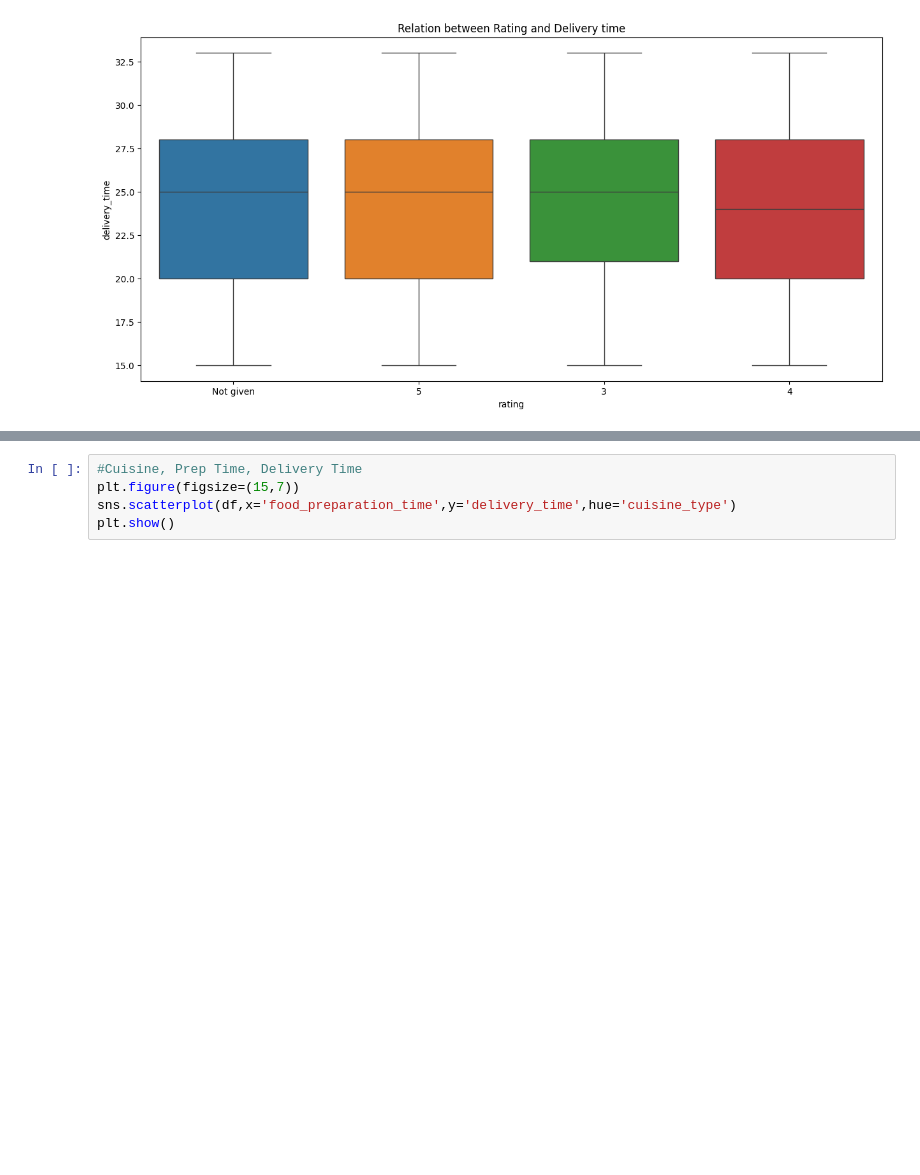
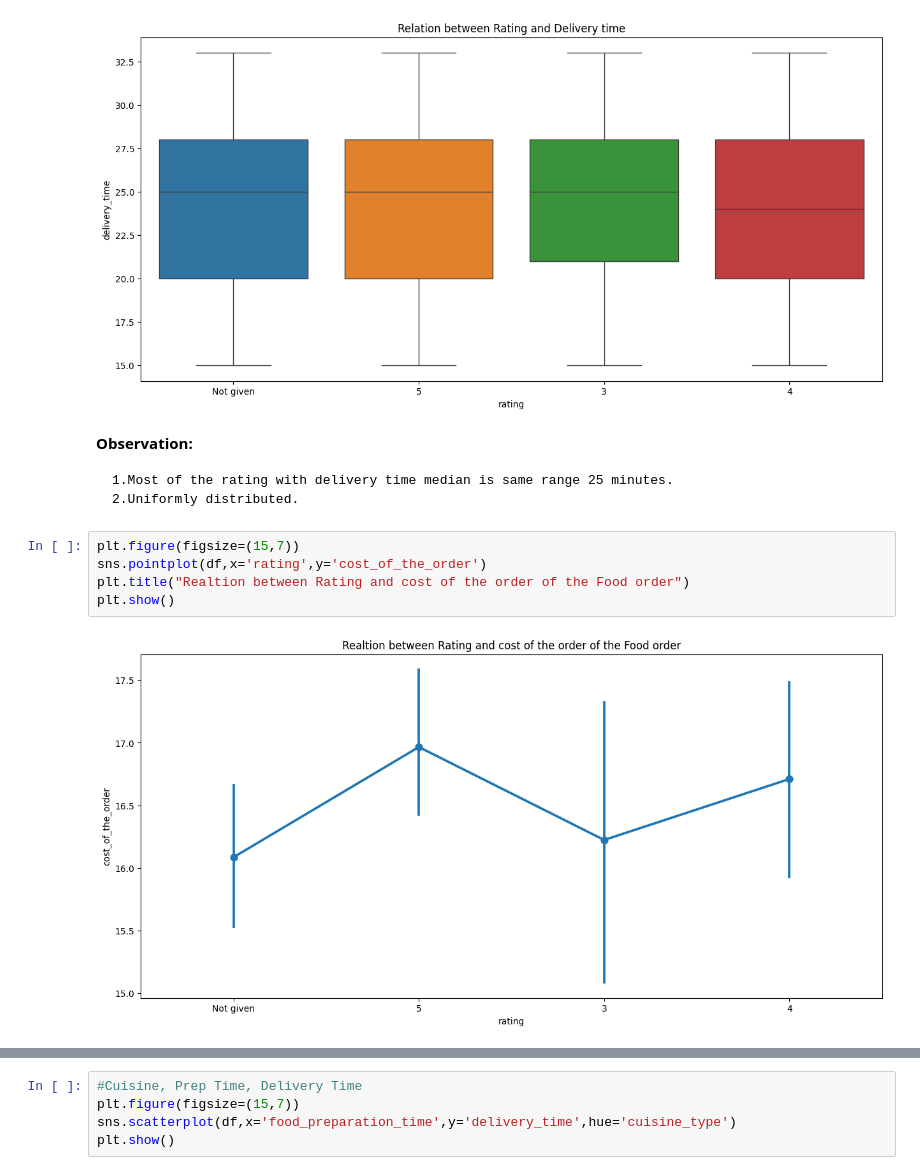
Before and after one commit to Vijayalakshmitce/8-2-demo, a Jupyter notebook: PYF_Project_Learner_Notebook_Full_Code.ipynb, the cells around one changed output, grey strips where cells are left out. Saved outputs shown, nothing was run; the diff lists cells and outputs as text; blank space fills up the shorter version.

````diff
--- a/PYF_Project_Learner_Notebook_Full_Code.ipynb
+++ b/PYF_Project_Learner_Notebook_Full_Code.ipynb
@@ -573,6 +622,19 @@ plt.title("Relation between Rating and Delivery time")
 plt.show()
 # %% [output]
 [figure]
+# %% [markdown]
+**Observation:**
+```
+1.Most of the rating with delivery time median is same range 25 minutes.
+2.Uniformly distributed.
+```
+# %%
+plt.figure(figsize=(15,7))
+sns.pointplot(df,x='rating',y='cost_of_the_order')
+plt.title("Realtion between Rating and cost of the order of the Food order")
+plt.show()
+# %% [output]
+[figure, added]
 # %%
 #Relations between categorical & categorical variables
 #Cuisine vs Rating
````
Also changed, not shown: parts of 11 cells of this notebook.
